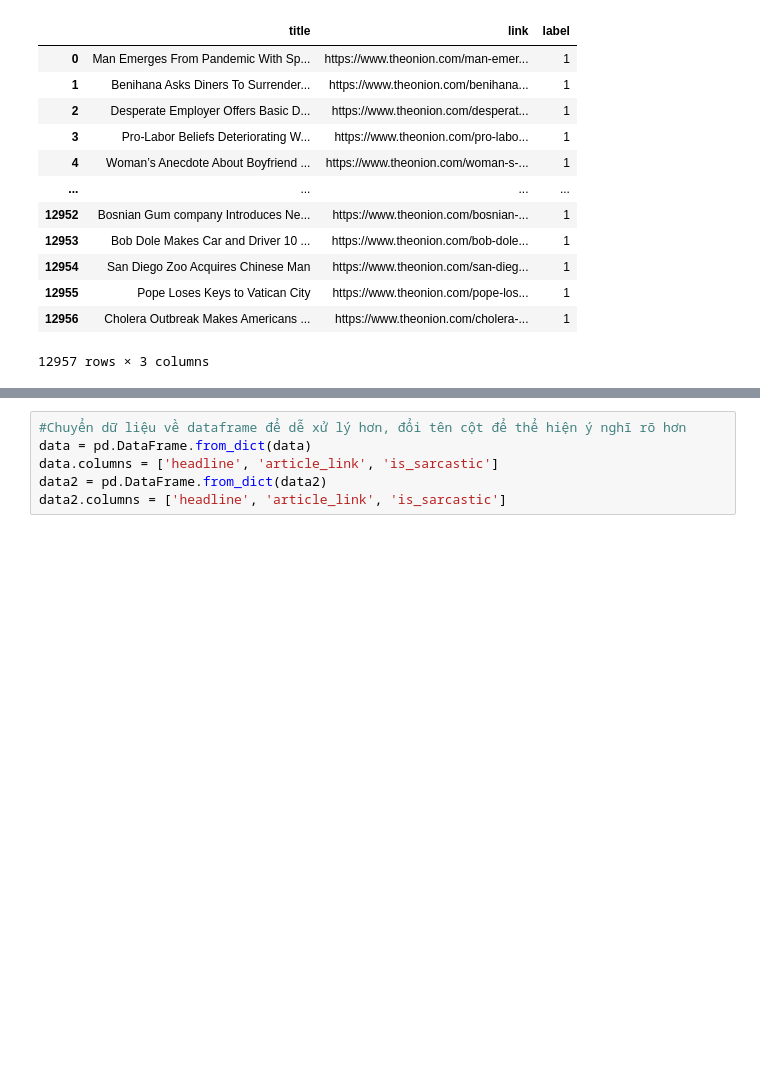
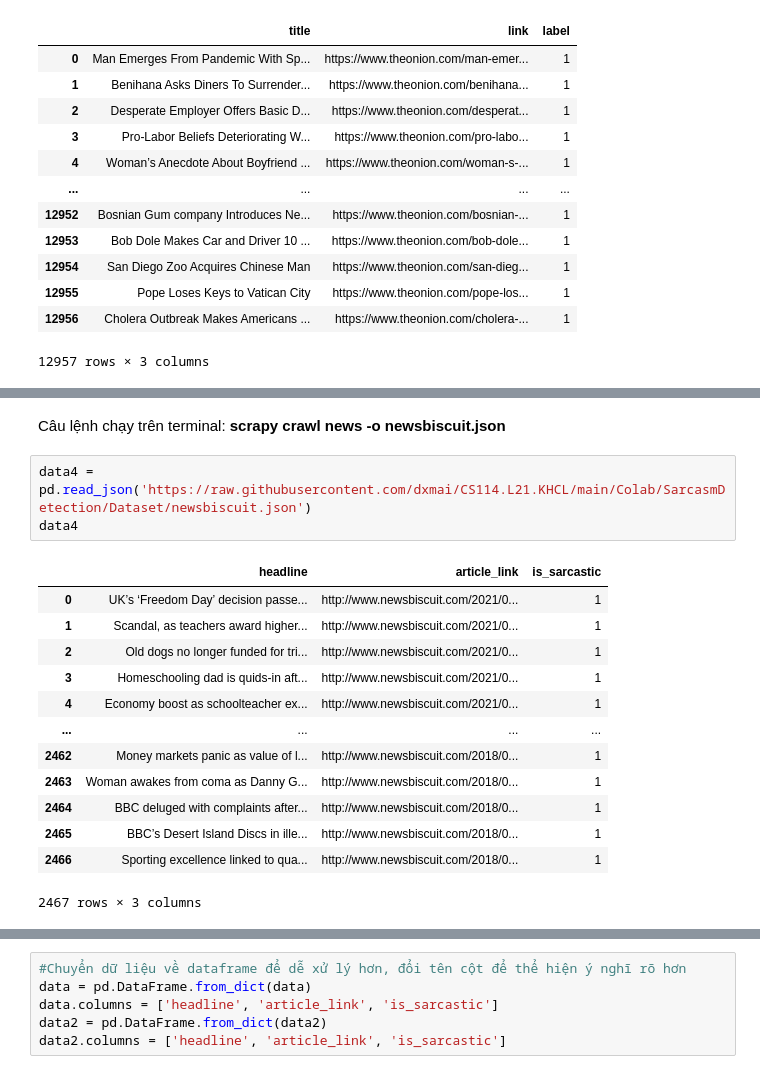
Before and after one commit to dxmai/CS114.L21.KHCL, a Jupyter notebook: Colab/SarcasmDetection/SarcasmDetection.ipynb, the cells around one changed output, grey strips where cells are left out. Drawn from its saved outputs; the diff is of its cells as text; blank space fills up the shorter version.

```diff
--- a/Colab/SarcasmDetection/SarcasmDetection.ipynb
+++ b/Colab/SarcasmDetection/SarcasmDetection.ipynb
@@ -106,0 +229,20 @@ data2
+# %% [markdown]
+Câu lệnh chạy trên terminal:
+**scrapy crawl news -o newsbiscuit.json**
+# %%
+data4 = pd.read_json('https://raw.githubusercontent.com/dxmai/CS114.L21.KHCL/main/Colab/SarcasmDetection/Dataset/newsbiscuit.json')
+data4
+# %% [output]
+|  | headline | article_link | is_sarcastic |
+| 0 | UK’s ‘Freedom Day’ decision passe... | http://www.newsbiscuit.com/2021/0... | 1 |
+| 1 | Scandal, as teachers award higher... | http://www.newsbiscuit.com/2021/0... | 1 |
+| 2 | Old dogs no longer funded for tri... | http://www.newsbiscuit.com/2021/0... | 1 |
+| 3 | Homeschooling dad is quids-in aft... | http://www.newsbiscuit.com/2021/0... | 1 |
+| 4 | Economy boost as schoolteacher ex... | http://www.newsbiscuit.com/2021/0... | 1 |
+| ... | ... | ... | ... |
+| 2462 | Money markets panic as value of l... | http://www.newsbiscuit.com/2018/0... | 1 |
+| 2463 | Woman awakes from coma as Danny G... | http://www.newsbiscuit.com/2018/0... | 1 |
+| 2464 | BBC deluged with complaints after... | http://www.newsbiscuit.com/2018/0... | 1 |
+| 2465 | BBC’s Desert Island Discs in ille... | http://www.newsbiscuit.com/2018/0... | 1 |
+| 2466 | Sporting excellence linked to qua... | http://www.newsbiscuit.com/2018/0... | 1 |
+2467 rows × 3 columns
```
Also changed, not shown: parts of 16 cells of this notebook.
